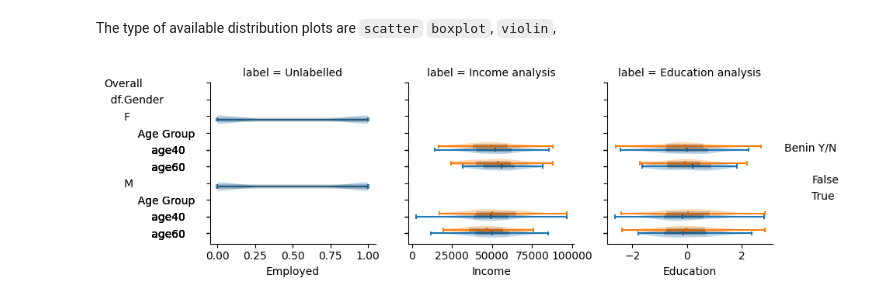
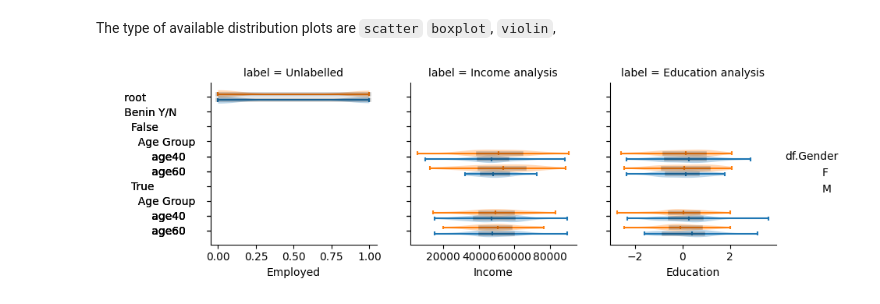
Before and after one commit to BFalquet/pyMyriad, a Jupyter notebook: examples/notebooks/plots.ipynb, the cells around one changed output. Saved outputs shown, nothing was run; the diff lists cells and outputs as text; code cells hidden in the pictures.

```diff
--- a/examples/notebooks/plots.ipynb
+++ b/examples/notebooks/plots.ipynb
@@ -59,6 +59,6 @@ distribution_plot(res, col="Benin Y/N", type="scatter", jitter=True)
 # %% [markdown]
 The type of available distribution plots are `scatter` `boxplot`, `violin`,
 # %%
-distribution_plot(res, col="Benin Y/N", type="violin", jitter=True)
+distribution_plot(res, col="df.Gender", type="violin", jitter=True)
 # %% [output]
-[figure, old version]
+[figure, new version]
```
Also changed, not shown: parts of 4 cells of this notebook, 8 other files.
